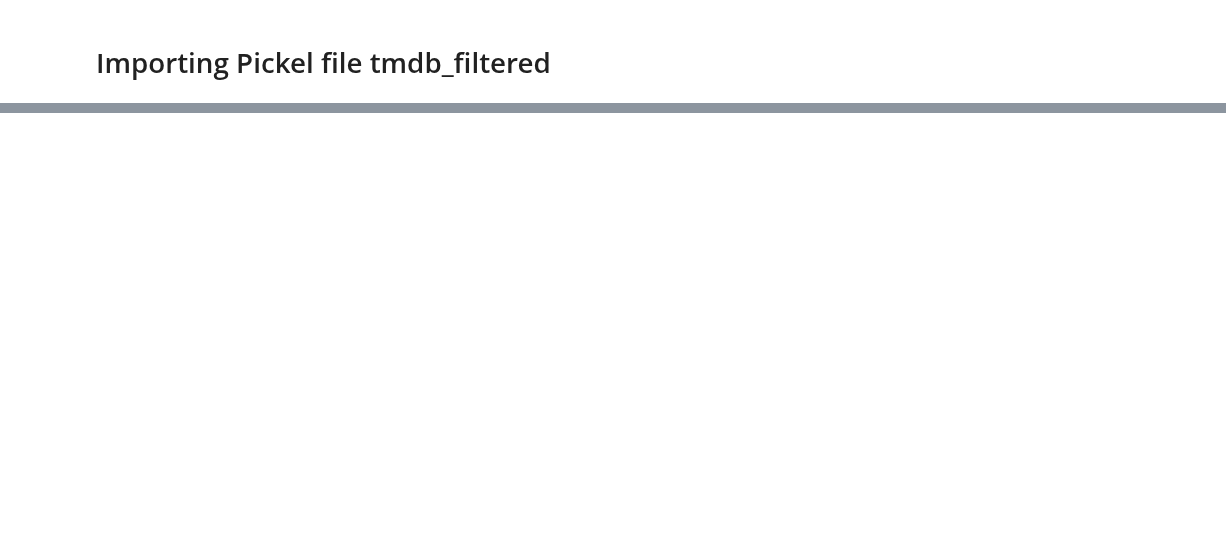
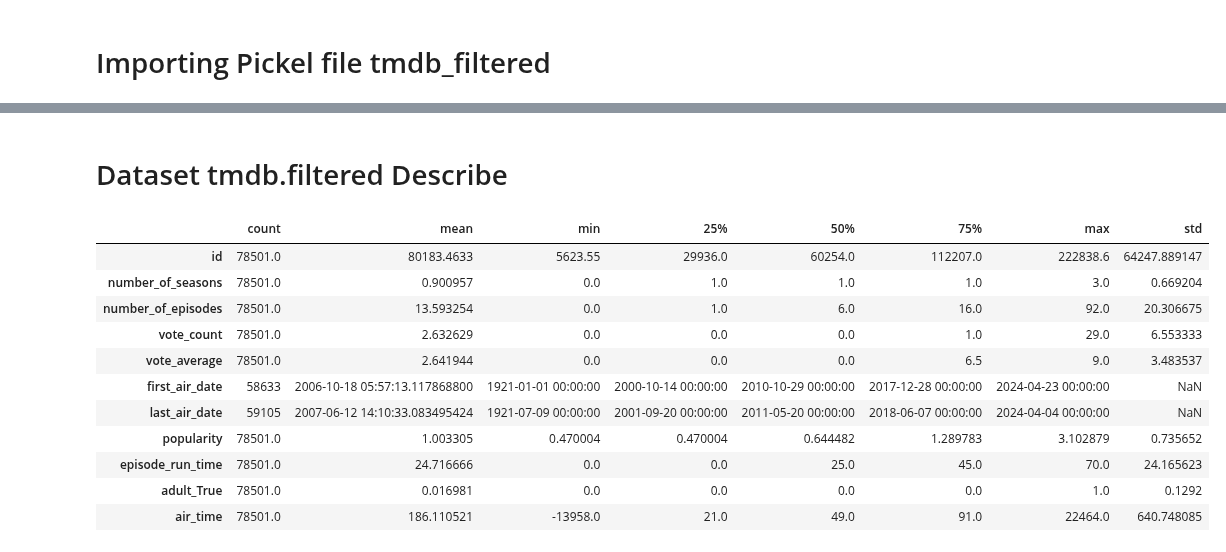
Before and after one commit to Elbx88/ML-Model-Perdiction, a Jupyter notebook: Project_ML_Models_Erez_Levy_TMDB_4.ipynb, the cells around one changed output, grey strips where cells are left out. Cells and saved outputs as stored; diff of their text form; code cells hidden in the pictures; blank space fills up the shorter version.

```diff
--- a/Project_ML_Models_Erez_Levy_TMDB_4.ipynb
+++ b/Project_ML_Models_Erez_Levy_TMDB_4.ipynb
@@ -715,0 +124,17 @@ tmdb_filtered loaded from /content/drive/My Drive/1pBDwupkA4bAYBLsQilnu8YrNra72Q
+# %% [markdown]
+# Dataset tmdb.filtered Describe
+# %%
+tmdb_clean.describe().T
+# %% [output]
+|  | count | mean | min | 25% | 50% | 75% | max | std |
+| id | 78501.0 | 80183.4633 | 5623.55 | 29936.0 | 60254.0 | 112207.0 | 222838.6 | 64247.889147 |
+| number_of_seasons | 78501.0 | 0.900957 | 0.0 | 1.0 | 1.0 | 1.0 | 3.0 | 0.669204 |
+| number_of_episodes | 78501.0 | 13.593254 | 0.0 | 1.0 | 6.0 | 16.0 | 92.0 | 20.306675 |
+| vote_count | 78501.0 | 2.632629 | 0.0 | 0.0 | 0.0 | 1.0 | 29.0 | 6.553333 |
+| vote_average | 78501.0 | 2.641944 | 0.0 | 0.0 | 0.0 | 6.5 | 9.0 | 3.483537 |
+| first_air_date | 58633 | 2006-10-18 05:57:13.117868800 | 1921-01-01 00:00:00 | 2000-10-14 00:00:00 | 2010-10-29 00:00:00 | 2017-12-28 00:00:00 | 2024-04-23 00:00:00 | NaN |
+| last_air_date | 59105 | 2007-06-12 14:10:33.083495424 | 1921-07-09 00:00:00 | 2001-09-20 00:00:00 | 2011-05-20 00:00:00 | 2018-06-07 00:00:00 | 2024-04-04 00:00:00 | NaN |
+| popularity | 78501.0 | 1.003305 | 0.470004 | 0.470004 | 0.644482 | 1.289783 | 3.102879 | 0.735652 |
+| episode_run_time | 78501.0 | 24.716666 | 0.0 | 0.0 | 25.0 | 45.0 | 70.0 | 24.165623 |
+| adult_True | 78501.0 | 0.016981 | 0.0 | 0.0 | 0.0 | 0.0 | 1.0 | 0.1292 |
+| air_time | 78501.0 | 186.110521 | -13958.0 | 21.0 | 49.0 | 91.0 | 22464.0 | 640.748085 |
```
Also changed, not shown: parts of 73 cells of this notebook.
